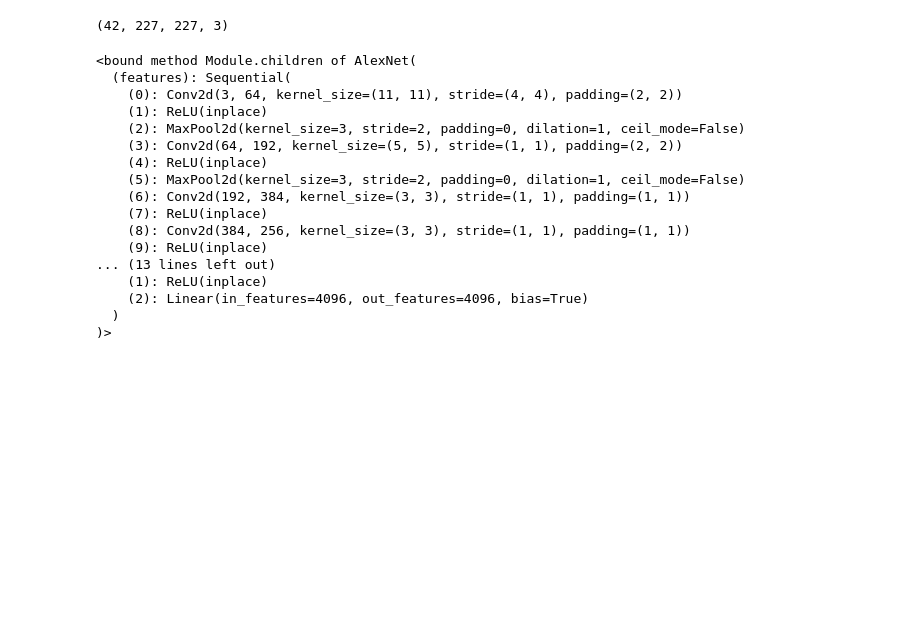
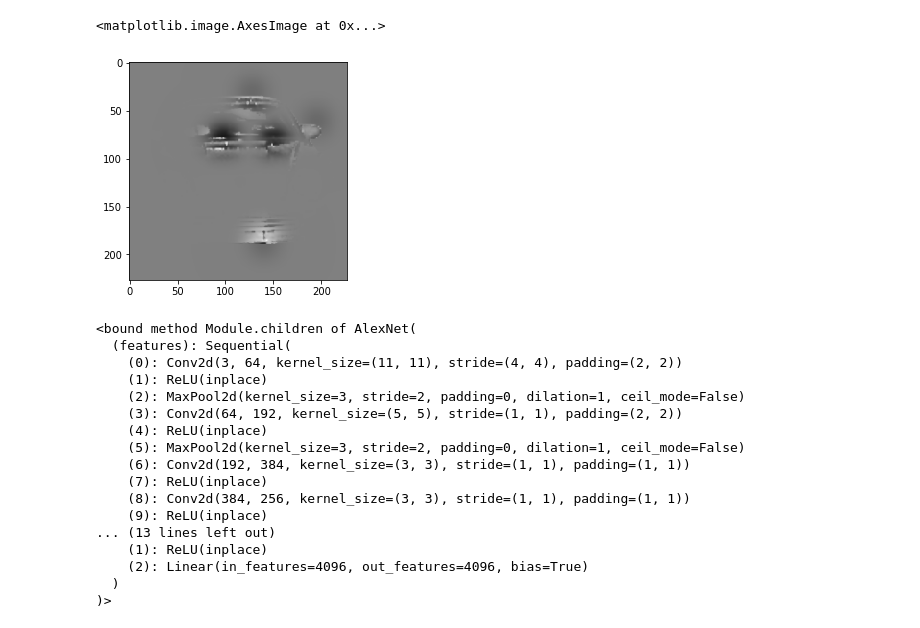
Before and after one commit to JoelDapello/rnnManifolds, a Jupyter notebook: alexnetAttractor/AlexNet_13k.ipynb, the cells around one changed output. Saved outputs shown, nothing was run; the diff lists cells and outputs as text; code cells hidden in the pictures; blank space fills up the shorter version.

Commit message:
example of loading an image

```diff
--- a/alexnetAttractor/AlexNet_13k.ipynb
+++ b/alexnetAttractor/AlexNet_13k.ipynb
@@ -32,11 +32,15 @@ def polarize(tensor):
     tensor[tensor>0]=1
     tensor[tensor<0]=-1
     return tensor
-# %%
-imgs = loadmat('occluded_imgs.mat')['dataset']
-imgs[0,0].shape
-# %% [output]
-(42, 227, 227, 3)
+# %%
+import h5py
+file = h5py.File('../imageData/occludedImgs_13000.mat', 'r')
+dataset = file['dataset']
+im_stack = dataset[0,324]
+plt.imshow(np.transpose(file[im_stack][:,:,:,1],(1,2,0))/255)
+# %% [output]
+<matplotlib.image.AxesImage at 0x...>
+[figure, added]
 # %%
 __all__ = ['AlexNet', 'alexnet']
 
```
